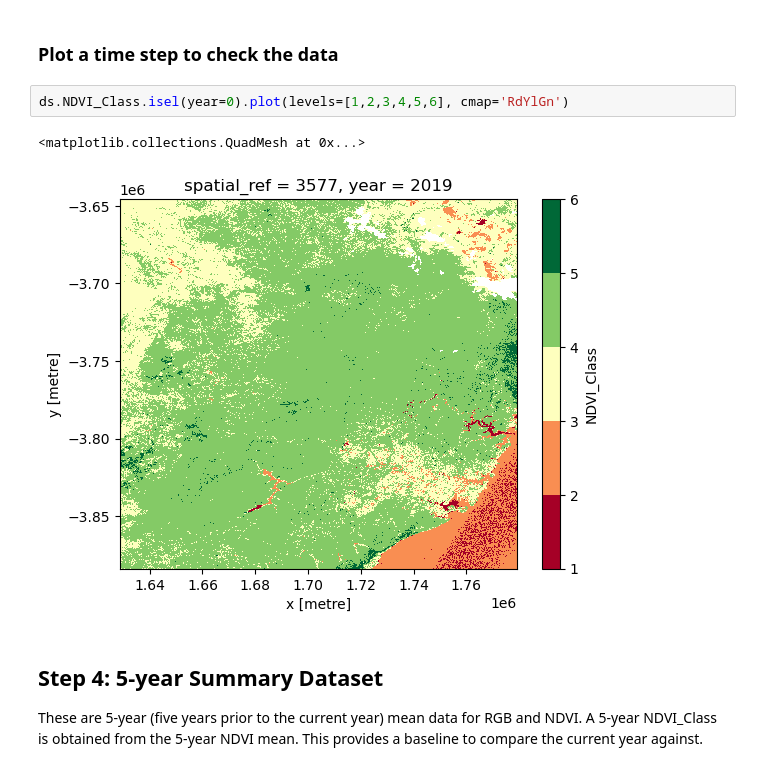
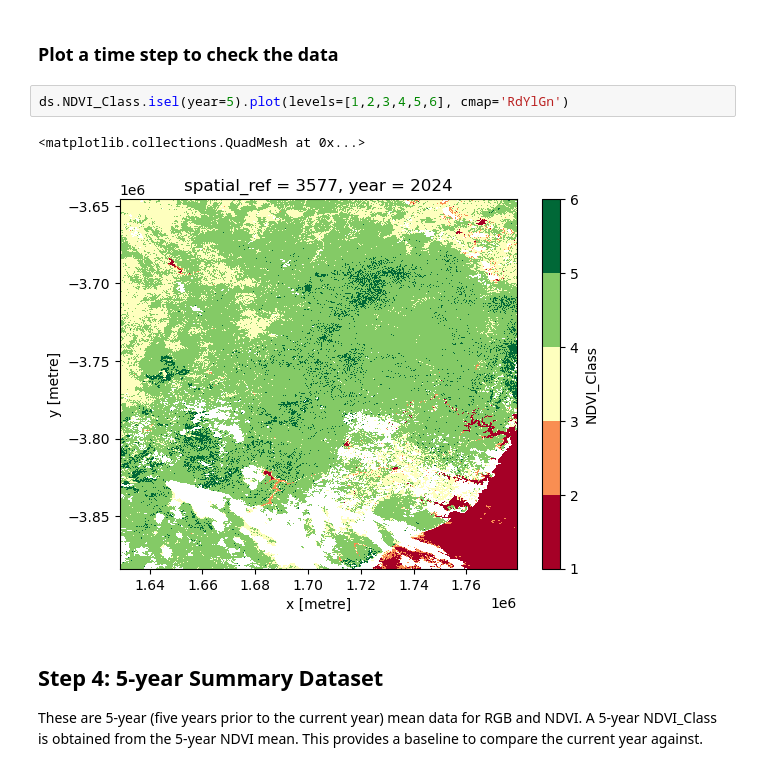
Before and after one commit to mjdear68/Greater-Blue-Mountains-KBA-Change-Detection-2024, a Jupyter notebook: data_extraction.ipynb, the cells around one changed output. Saved outputs shown, nothing was run; the diff lists cells and outputs as text.

```diff
--- a/data_extraction.ipynb
+++ b/data_extraction.ipynb
@@ -729,10 +729,10 @@ array([1, 2, 3, 4, 5, 6], dtype=int16)
 # %% [markdown]
 ### Plot a time step to check the data
 # %%
-ds.NDVI_Class.isel(year=0).plot(levels=[1,2,3,4,5,6], cmap='RdYlGn')
+ds.NDVI_Class.isel(year=5).plot(levels=[1,2,3,4,5,6], cmap='RdYlGn')
 # %% [output]
 <matplotlib.collections.QuadMesh at 0x...>
-[figure, old version]
+[figure, new version]
 # %% [markdown]
 ## Step 4: 5-year Summary Dataset
 These are 5-year (five years prior to the current year) mean data for RGB and NDVI. A 5-year NDVI_Class is obtained from the 5-year NDVI mean. This provides a baseline to compare the current year against.
```
Also changed, not shown: parts of 7 cells of this notebook, 4 other files.
